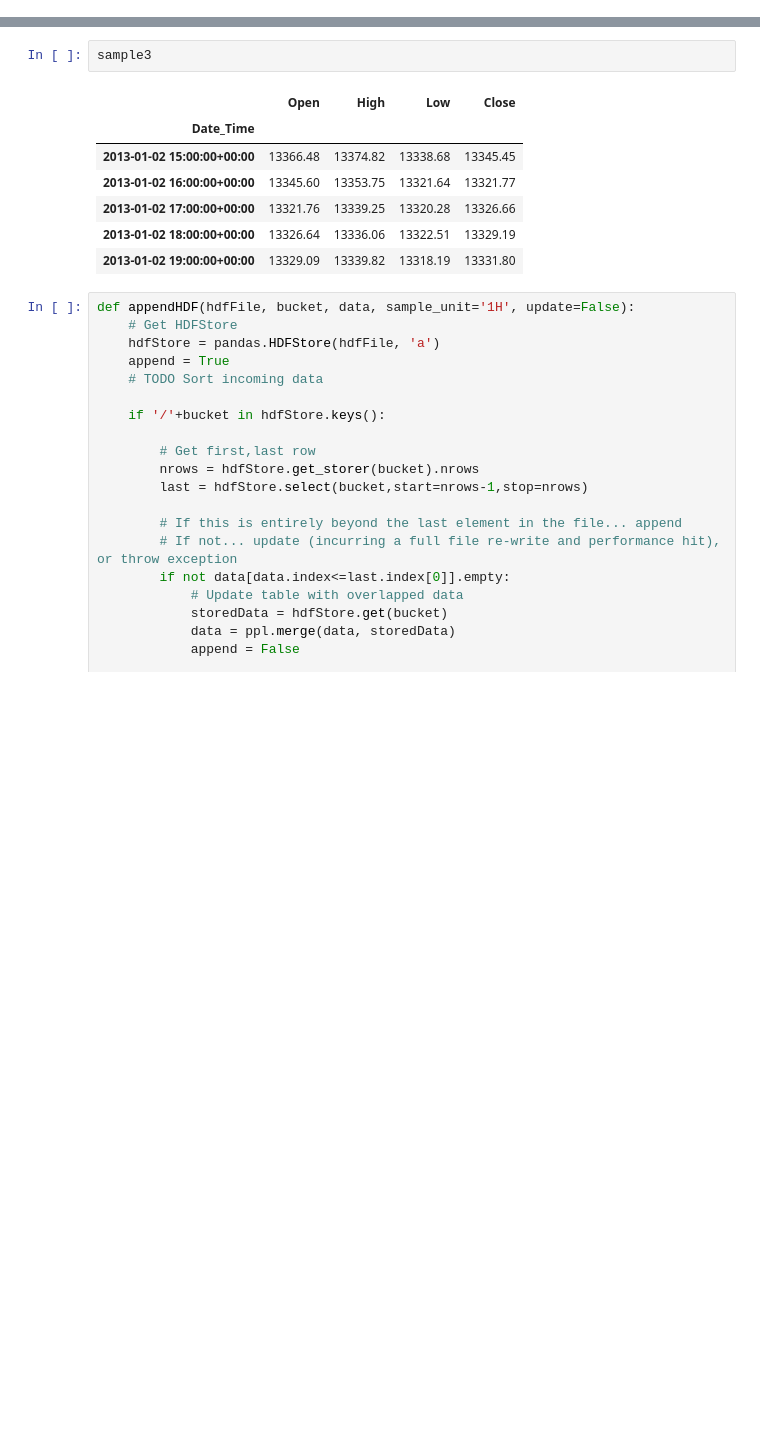
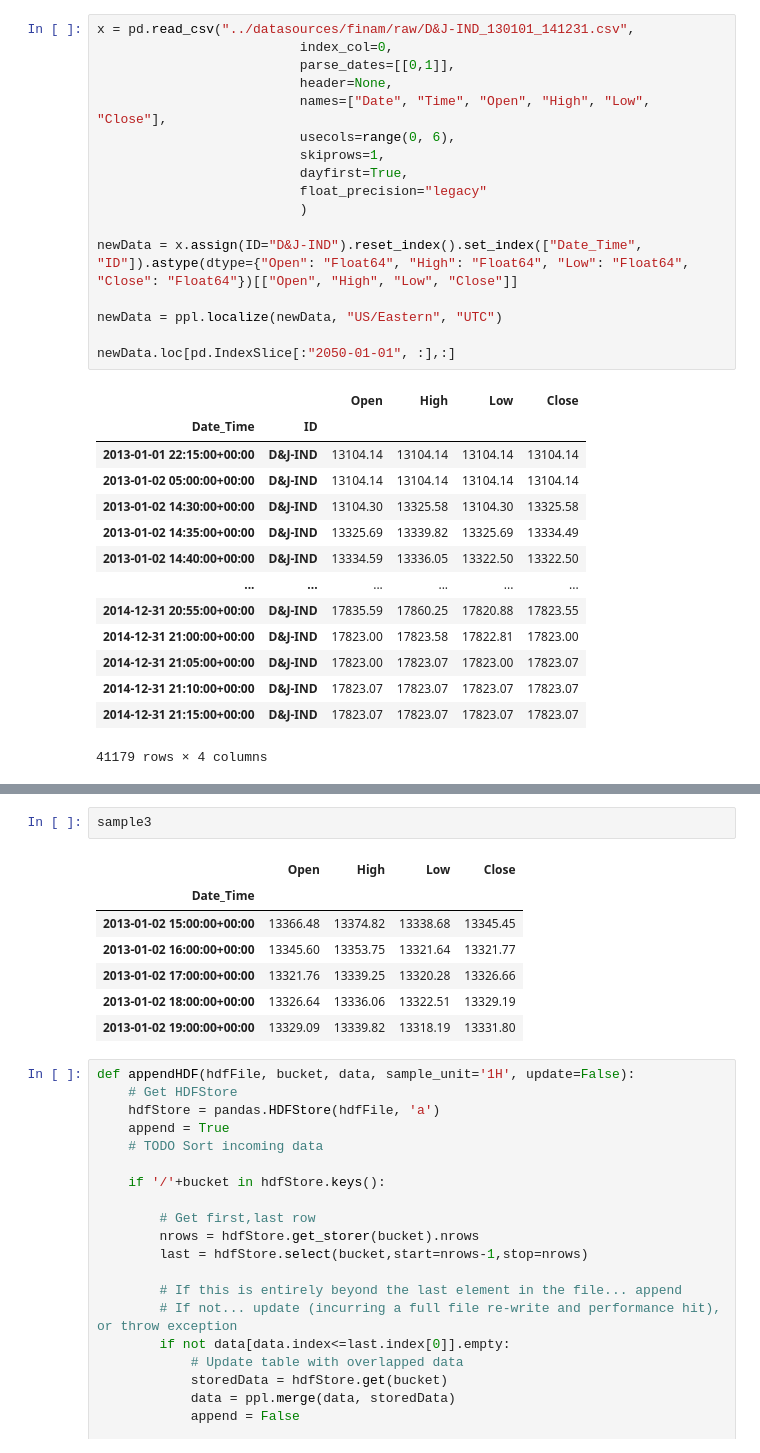
Before and after one commit to cwilko/marketinsights-price-aggregator, a Jupyter notebook: samples/Sandbox.ipynb, the cells around one changed output, grey strips where cells are left out. Saved outputs shown, nothing was run; the diff lists cells and outputs as text; blank space fills up the shorter version.

```diff
--- a/samples/Sandbox.ipynb
+++ b/samples/Sandbox.ipynb
@@ -74,0 +245,32 @@ sample2
+# %%
+x = pd.read_csv("../datasources/finam/raw/D&J-IND_130101_141231.csv",
+                          index_col=0,
+                          parse_dates=[[0,1]],
+                          header=None,
+                          names=["Date", "Time", "Open", "High", "Low", "Close"],
+                          usecols=range(0, 6),
+                          skiprows=1,
+                          dayfirst=True,
+                          float_precision="legacy"
+                          )
+
+newData = x.assign(ID="D&J-IND").reset_index().set_index(["Date_Time", "ID"]).astype(dtype={"Open": "Float64", "High": "Float64", "Low": "Float64", "Close": "Float64"})[["Open", "High", "Low", "Close"]]
+
+newData = ppl.localize(newData, "US/Eastern", "UTC")
+
+newData.loc[pd.IndexSlice[:"2050-01-01", :],:]
+# %% [output]
+|  |  | Open | High | Low | Close |
+| Date_Time | ID |  |  |  |  |
+| 2013-01-01 22:15:00+00:00 | D&J-IND | 13104.14 | 13104.14 | 13104.14 | 13104.14 |
+| 2013-01-02 05:00:00+00:00 | D&J-IND | 13104.14 | 13104.14 | 13104.14 | 13104.14 |
+| 2013-01-02 14:30:00+00:00 | D&J-IND | 13104.30 | 13325.58 | 13104.30 | 13325.58 |
+| 2013-01-02 14:35:00+00:00 | D&J-IND | 13325.69 | 13339.82 | 13325.69 | 13334.49 |
+| 2013-01-02 14:40:00+00:00 | D&J-IND | 13334.59 | 13336.05 | 13322.50 | 13322.50 |
+| ... | ... | ... | ... | ... | ... |
+| 2014-12-31 20:55:00+00:00 | D&J-IND | 17835.59 | 17860.25 | 17820.88 | 17823.55 |
+| 2014-12-31 21:00:00+00:00 | D&J-IND | 17823.00 | 17823.58 | 17822.81 | 17823.00 |
+| 2014-12-31 21:05:00+00:00 | D&J-IND | 17823.00 | 17823.07 | 17823.00 | 17823.07 |
+| 2014-12-31 21:10:00+00:00 | D&J-IND | 17823.07 | 17823.07 | 17823.07 | 17823.07 |
+| 2014-12-31 21:15:00+00:00 | D&J-IND | 17823.07 | 17823.07 | 17823.07 | 17823.07 |
+41179 rows × 4 columns
```
Also changed, not shown: parts of 16 cells of this notebook, 8 other files.
